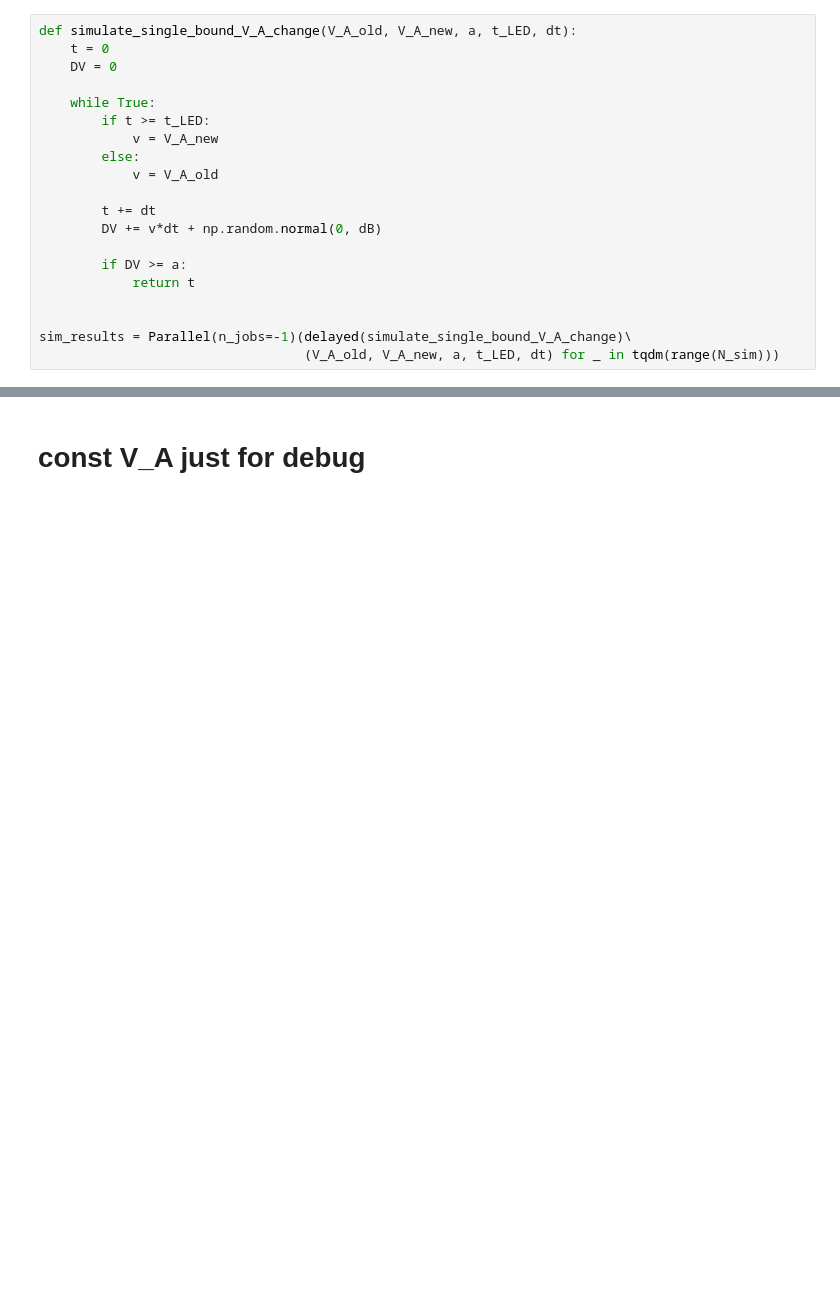
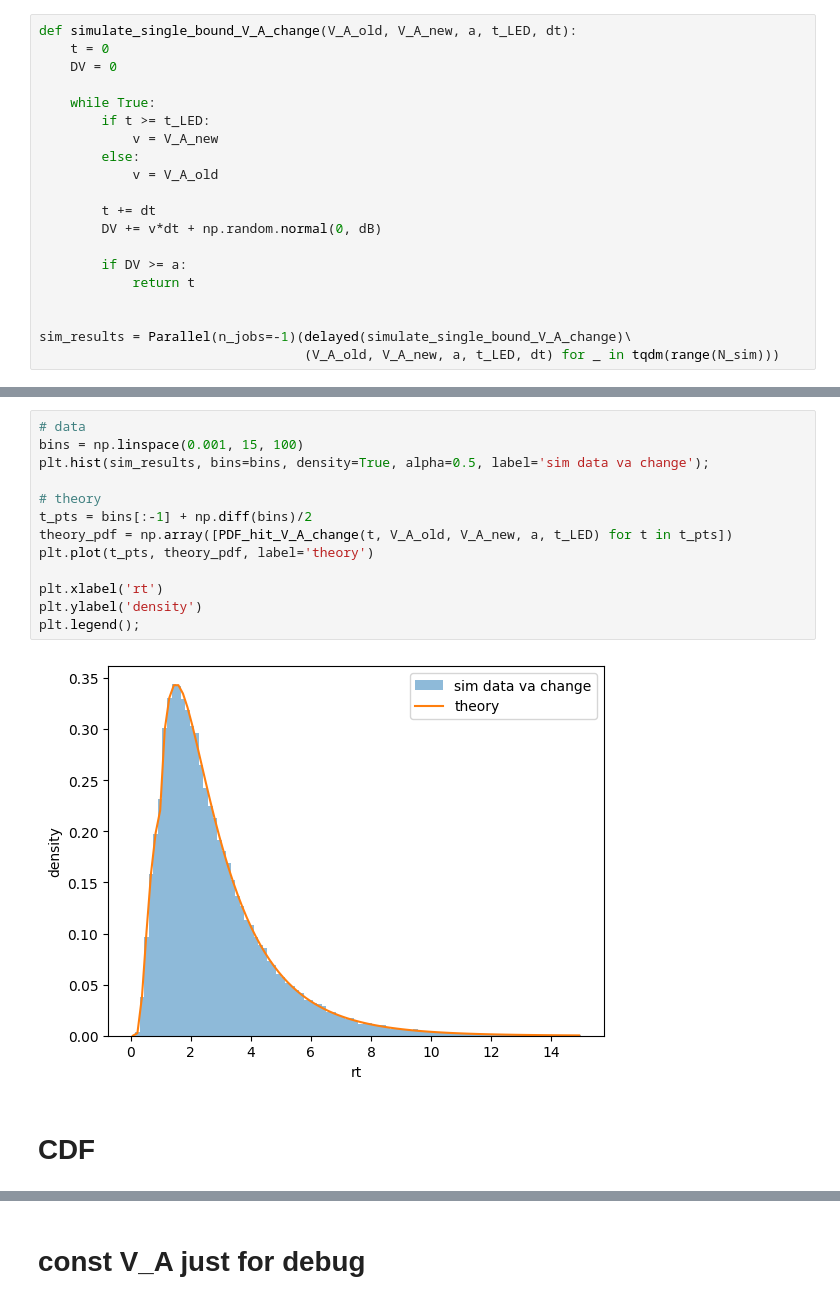
Before and after one commit to rakaar/ddm_data, a Jupyter notebook: fitting_aborts/single_bound_RT_when_V_A_change.ipynb, the cells around one changed output, grey strips where cells are left out. Saved outputs shown, nothing was run; the diff lists cells and outputs as text; blank space fills up the shorter version.

```diff
--- a/fitting_aborts/single_bound_RT_when_V_A_change.ipynb
+++ b/fitting_aborts/single_bound_RT_when_V_A_change.ipynb
@@ -38,0 +79,17 @@ sim_results = Parallel(n_jobs=-1)(delayed(simulate_single_bound_V_A_change)\
+# %%
+# data
+bins = np.linspace(0.001, 15, 100)
+plt.hist(sim_results, bins=bins, density=True, alpha=0.5, label='sim data va change');
+
+# theory
+t_pts = bins[:-1] + np.diff(bins)/2
+theory_pdf = np.array([PDF_hit_V_A_change(t, V_A_old, V_A_new, a, t_LED) for t in t_pts])
+plt.plot(t_pts, theory_pdf, label='theory')
+
+plt.xlabel('rt')
+plt.ylabel('density')
+plt.legend();
+# %% [output]
+[figure, added]
+# %% [markdown]
+# CDF
```
Also changed, not shown: parts of 5 cells of this notebook, 2 other files.
